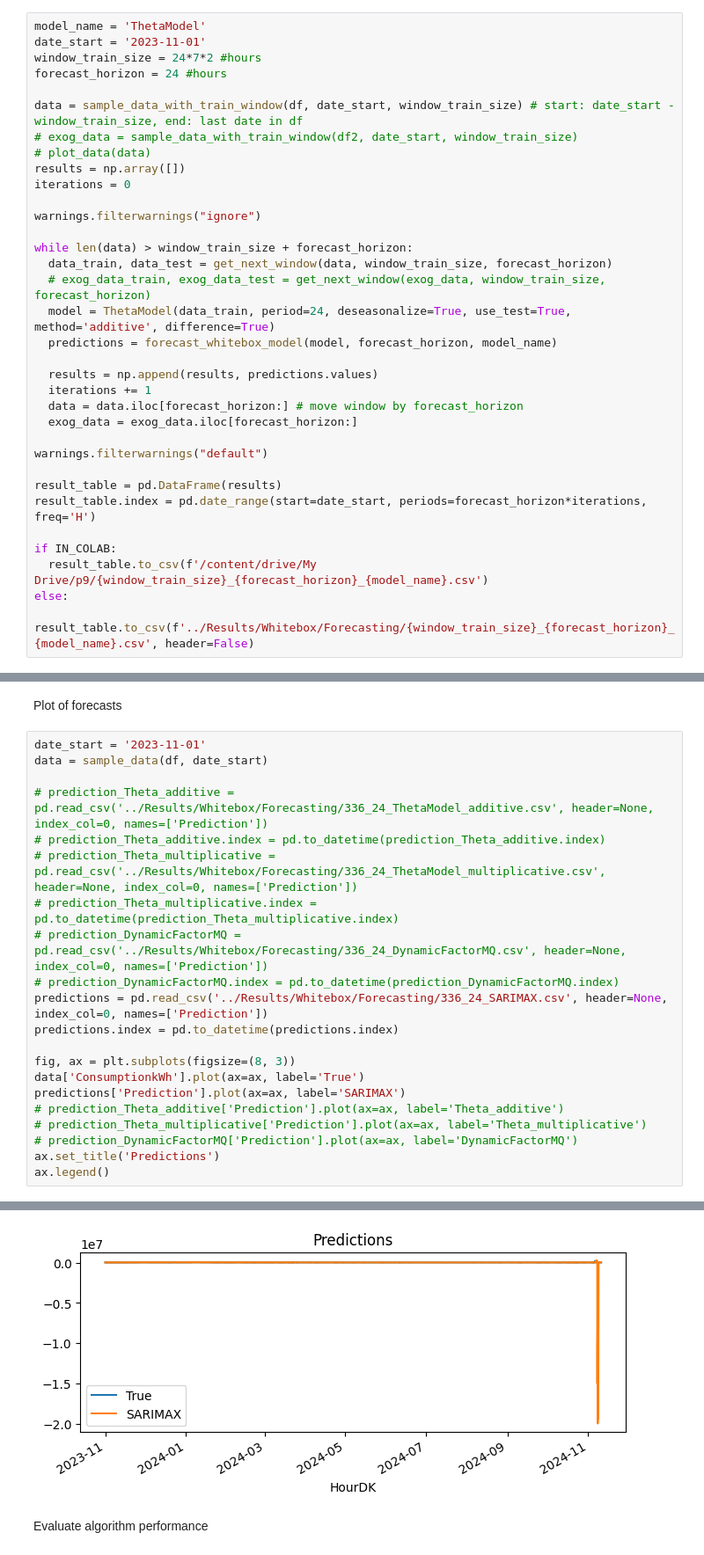
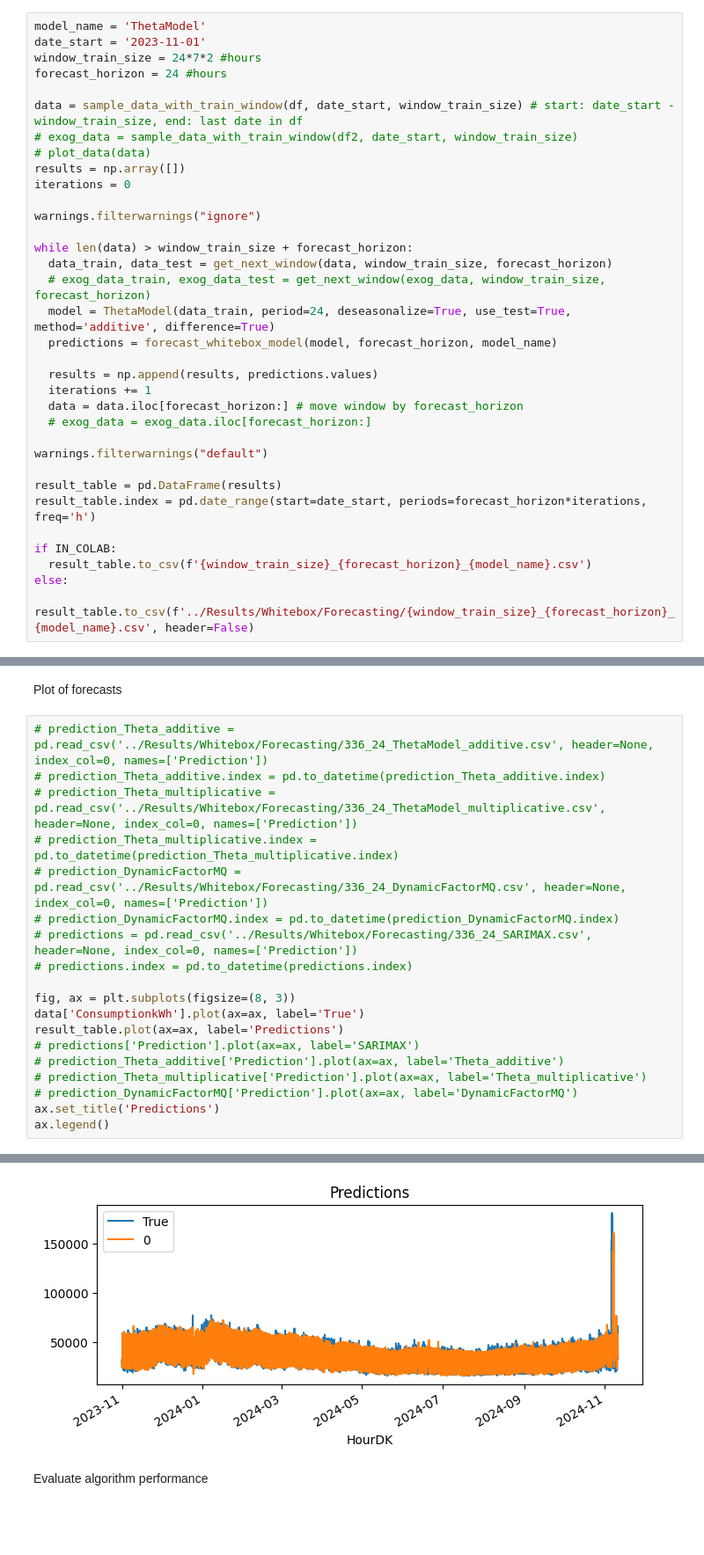
Before and after one commit to Casper0913/p9-energy, a Jupyter notebook: Models/Whitebox_run.ipynb, the cells around one changed output, grey strips where cells are left out. Shown at 88% size. Drawn from its saved outputs; the diff is of its cells as text; blank space fills up the shorter version.

```diff
--- a/Models/Whitebox_run.ipynb
+++ b/Models/Whitebox_run.ipynb
@@ -138,15 +130,15 @@ while len(data) > window_train_size + forecast_horizon:
   results = np.append(results, predictions.values)
   iterations += 1
   data = data.iloc[forecast_horizon:] # move window by forecast_horizon
-  exog_data = exog_data.iloc[forecast_horizon:]
+  # exog_data = exog_data.iloc[forecast_horizon:]
 
 warnings.filterwarnings("default")
 
 result_table = pd.DataFrame(results)
-result_table.index = pd.date_range(start=date_start, periods=forecast_horizon*iterations, freq='H')
+result_table.index = pd.date_range(start=date_start, periods=forecast_horizon*iterations, freq='h')
 
 if IN_COLAB:
-  result_table.to_csv(f'/content/drive/My Drive/p9/{window_train_size}_{forecast_horizon}_{model_name}.csv')
+  result_table.to_csv(f'{window_train_size}_{forecast_horizon}_{model_name}.csv')
 else:
   result_table.to_csv(f'../Results/Whitebox/Forecasting/{window_train_size}_{forecast_horizon}_{model_name}.csv', header=False)
 # %% [output]
@@ -190,29 +167,27 @@ Name: forecast, dtype: float64
 # %% [markdown]
 Plot of forecasts
 # %%
-date_start = '2023-11-01'
-data = sample_data(df, date_start)
-
 # prediction_Theta_additive = pd.read_csv('../Results/Whitebox/Forecasting/336_24_ThetaModel_additive.csv', header=None, index_col=0, names=['Prediction'])
 # prediction_Theta_additive.index = pd.to_datetime(prediction_Theta_additive.index)
 # prediction_Theta_multiplicative = pd.read_csv('../Results/Whitebox/Forecasting/336_24_ThetaModel_multiplicative.csv', header=None, index_col=0, names=['Prediction'])
 # prediction_Theta_multiplicative.index = pd.to_datetime(prediction_Theta_multiplicative.index)
 # prediction_DynamicFactorMQ = pd.read_csv('../Results/Whitebox/Forecasting/336_24_DynamicFactorMQ.csv', header=None, index_col=0, names=['Prediction'])
 # prediction_DynamicFactorMQ.index = pd.to_datetime(prediction_DynamicFactorMQ.index)
-predictions = pd.read_csv('../Results/Whitebox/Forecasting/336_24_SARIMAX.csv', header=None, index_col=0, names=['Prediction'])
-predictions.index = pd.to_datetime(predictions.index)
+# predictions = pd.read_csv('../Results/Whitebox/Forecasting/336_24_SARIMAX.csv', header=None, index_col=0, names=['Prediction'])
+# predictions.index = pd.to_datetime(predictions.index)
 
 fig, ax = plt.subplots(figsize=(8, 3))
 data['ConsumptionkWh'].plot(ax=ax, label='True')
-predictions['Prediction'].plot(ax=ax, label='SARIMAX')
+result_table.plot(ax=ax, label='Predictions')
+# predictions['Prediction'].plot(ax=ax, label='SARIMAX')
 # prediction_Theta_additive['Prediction'].plot(ax=ax, label='Theta_additive')
 # prediction_Theta_multiplicative['Prediction'].plot(ax=ax, label='Theta_multiplicative')
 # prediction_DynamicFactorMQ['Prediction'].plot(ax=ax, label='DynamicFactorMQ')
 ax.set_title('Predictions')
 ax.legend()
 # %% [output]
 <matplotlib.legend.Legend at 0x...>
-[figure, old version]
+[figure, new version]
 # %% [markdown]
 Evaluate algorithm performance
 # %%
```
Also changed, not shown: parts of 4 cells of this notebook.
